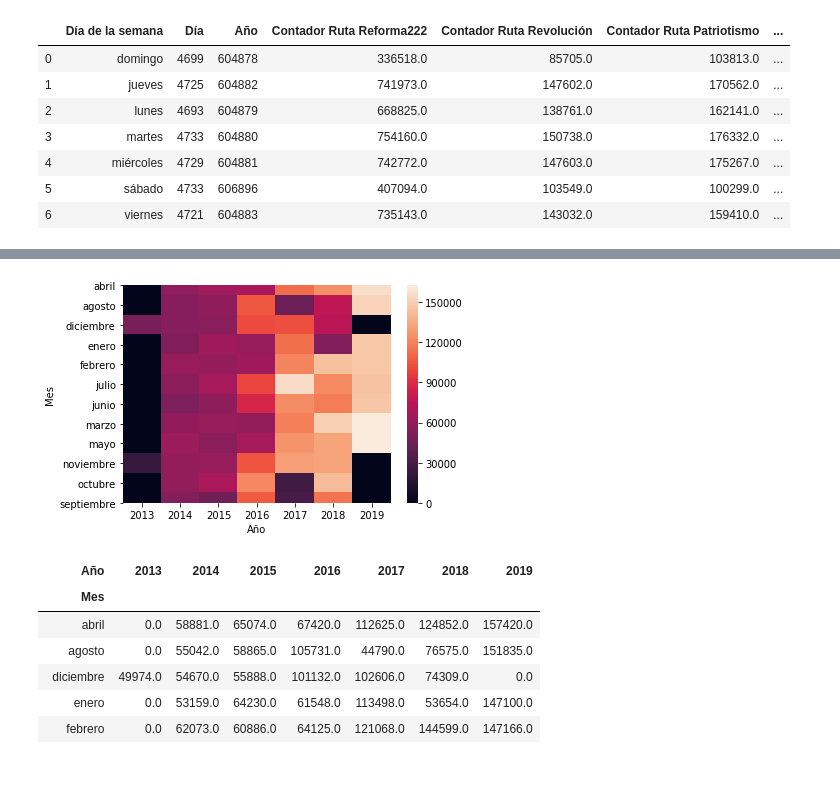
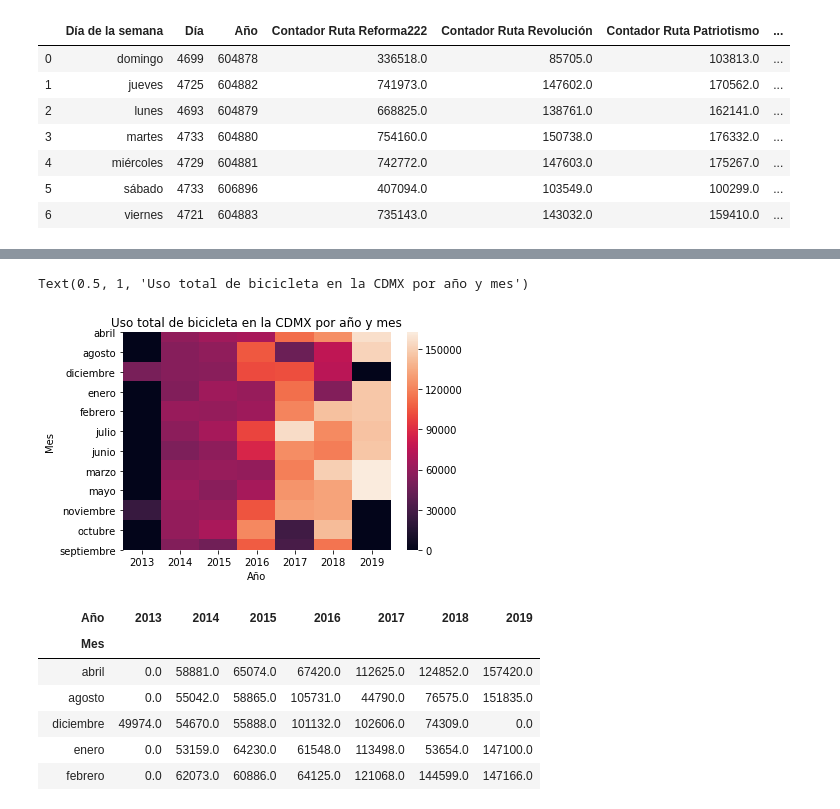
Before and after one commit to sisamur/ecobici, a Jupyter notebook: Datos ciudad de mexico bici.ipynb, the cells around one changed output, grey strips where cells are left out. Cells and saved outputs as stored; diff of their text form; code cells hidden in the pictures; blank space fills up the shorter version.

```diff
--- a/Datos ciudad de mexico bici.ipynb
+++ b/Datos ciudad de mexico bici.ipynb
@@ -9,5 +14,5 @@ import plotly.graph_objs as go
 # %%
-datos=pd.read_csv("D:/documentos/Codigos aprendiaje/codigo abierto/ecobici/contador-ciclistas.csv", sep=";")
+datos=pd.read_csv("contador-ciclistas.csv", sep=";")
 # %%
 datos=datos.fillna(0)
 datos["Total_usuarios"]=datos["Contador Ruta Reforma222"]+datos["Contador Ruta Revolución"]+datos["Contador Ruta Patriotismo"]
@@ -127,9 +105,11 @@ mesaño=mesaño.reset_index()
 # %%
 rodada2 = mesaño.pivot("Mes","Año","Total_usuarios")
 rodada2.fillna(0,inplace=True)
 ax = sns.heatmap(rodada2)
+ax.set_title("Uso total de bicicleta en la CDMX por año y mes")
 # %% [output]
+Text(0.5, 1, 'Uso total de bicicleta en la CDMX por año y mes')
-[figure, old version]
+[figure, new version]
 # %%
 rodada2.fillna(0)
 # %% [output]
```
Also changed, not shown: parts of 9 cells of this notebook.
